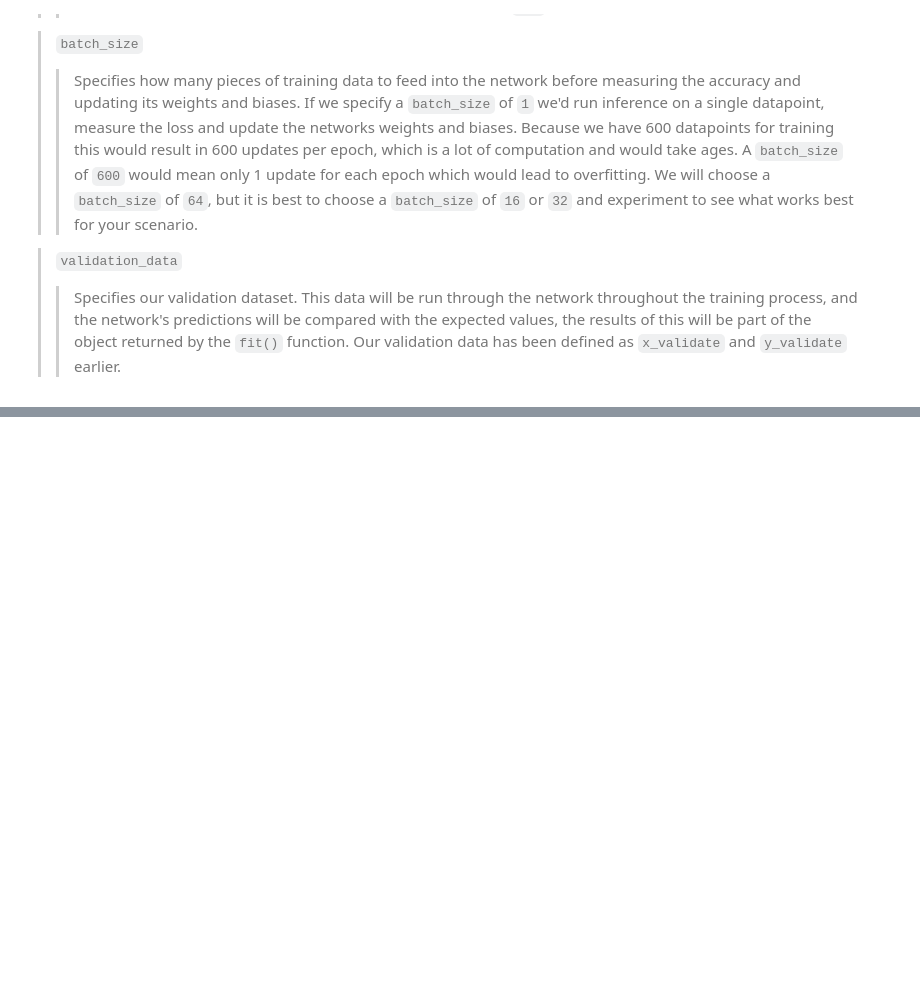
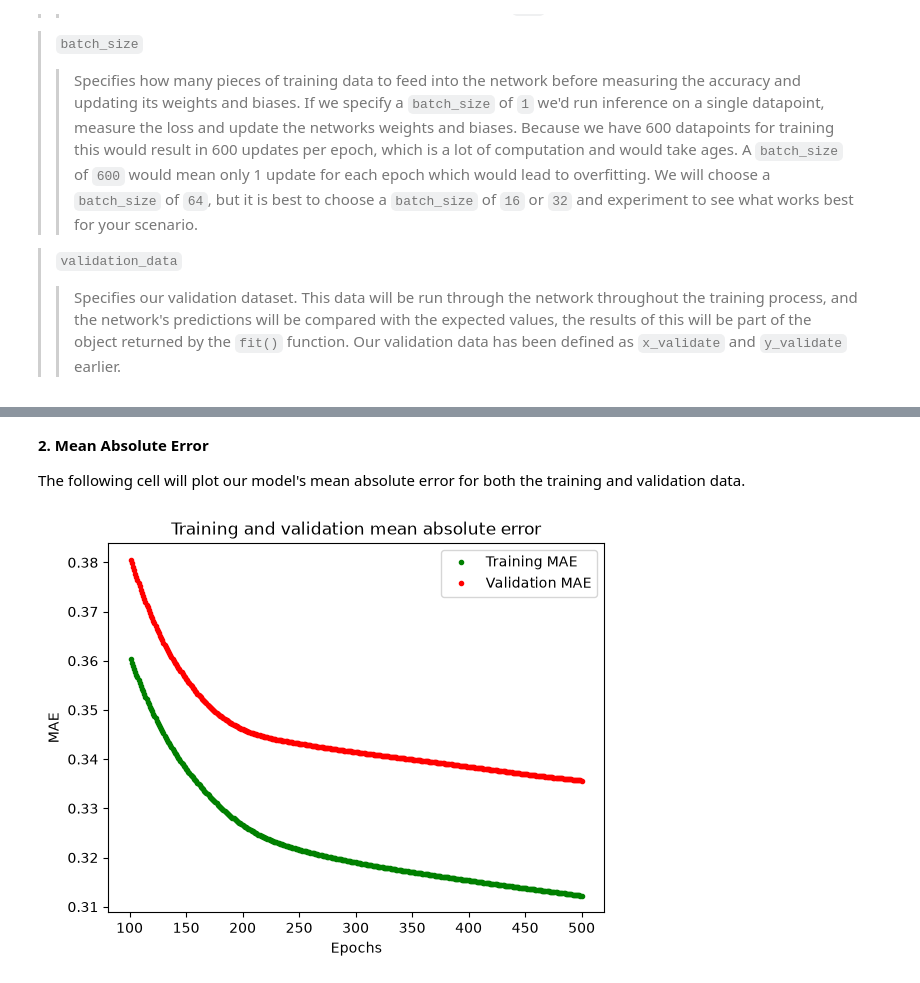
Before and after one commit to Wusteeeer/TinyML_Labs, a Jupyter notebook: hello_world/hello_world.ipynb, the cells around one changed output, grey strips where cells are left out. Drawn from its saved outputs; the diff is of its cells as text; code cells hidden in the pictures; blank space fills up the shorter version.

```diff
--- a/hello_world/hello_world.ipynb
+++ b/hello_world/hello_world.ipynb
@@ -248,0 +290,17 @@ A quick glance show us that the network has improved as the loss has decreased,
+# %% [markdown]
+**2. Mean Absolute Error**
+
+The following cell will plot our model's mean absolute error for both the training and validation data.
+# %%
+mae = history_1.history['mae']
+val_mae = history_1.history['val_mae']
+
+plt.plot(epochs[SKIP:], mae[SKIP:], 'g.', label='Training MAE')
+plt.plot(epochs[SKIP:], val_mae[SKIP:], 'r.', label='Validation MAE')
+plt.title('Training and validation mean absolute error')
+plt.xlabel('Epochs')
+plt.ylabel('MAE')
+plt.legend()
+plt.show()
+# %% [output]
+[figure, added]
```
Also changed, not shown: parts of 33 cells of this notebook, 1 other file.
